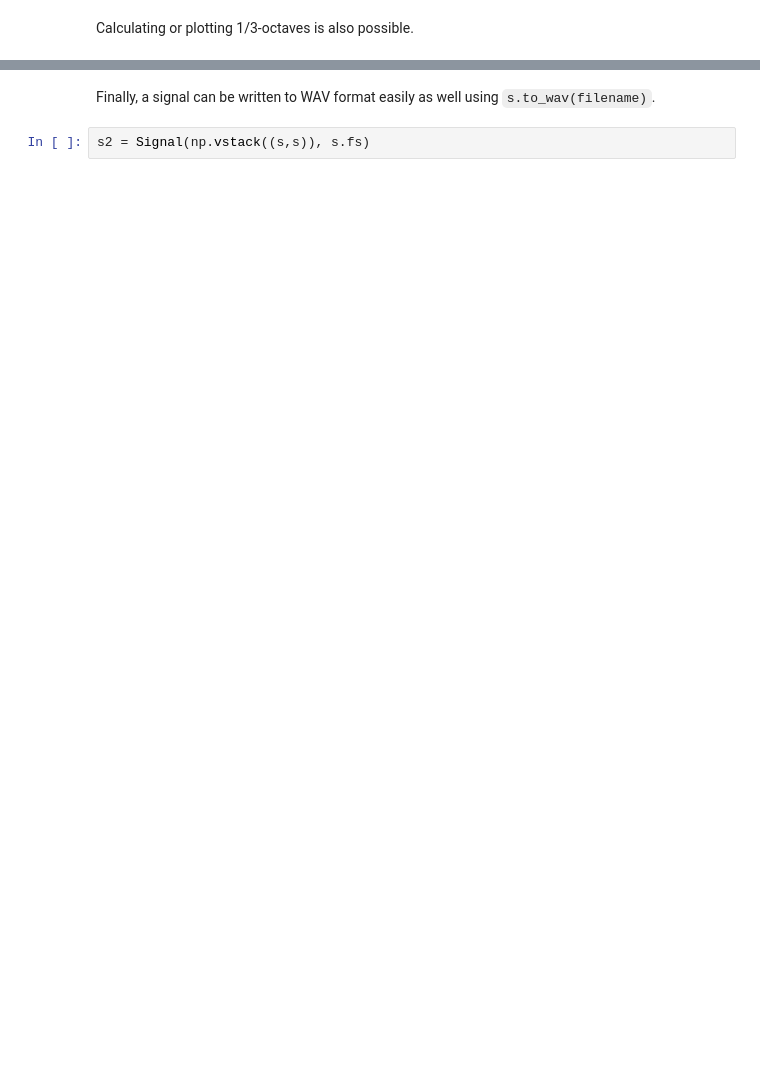
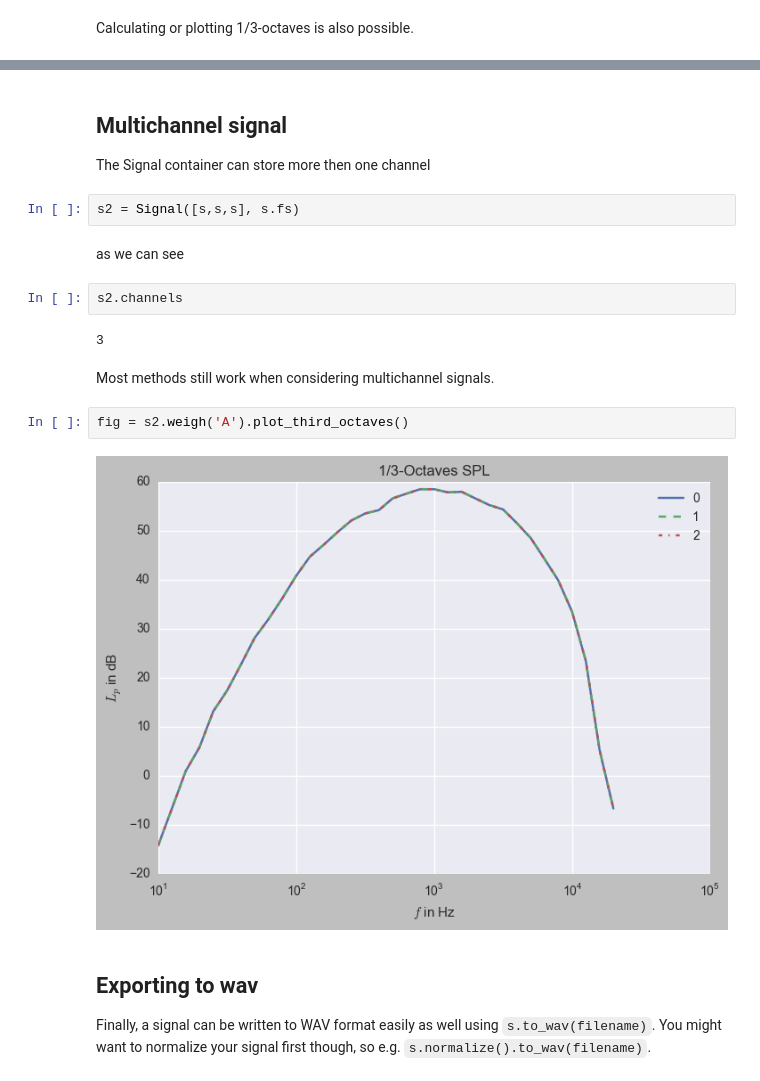
Before and after one commit to python-acoustics/python-acoustics, a Jupyter notebook: examples/signal_class.ipynb, the cells around one changed output, grey strips where cells are left out. Drawn from its saved outputs; the diff is of its cells as text; blank space fills up the shorter version.

Commit message:
ENH: Updated signal example

```diff
--- a/examples/signal_class.ipynb
+++ b/examples/signal_class.ipynb
@@ -84,4 +145,22 @@ fig = s.plot_third_octaves()
+# %% [markdown]
+## Multichannel signal
+
+The Signal container can store more then one channel
+# %%
+s2 = Signal([s,s,s], s.fs)
+# %% [markdown]
+as we can see
+# %%
+s2.channels
+# %% [output]
+3
+# %% [markdown]
+Most methods still work when considering multichannel signals.
+# %%
+fig = s2.weigh('A').plot_third_octaves()
+# %% [output]
+[figure, added]
 # %% [markdown]
-Finally, a signal can be written to WAV format easily as well using `s.to_wav(filename)`.
+## Exporting to wav
+
+Finally, a signal can be written to WAV format easily as well using `s.to_wav(filename)`. You might want to normalize your signal first though, so e.g. `s.normalize().to_wav(filename)`.
-# %%
-s2 = Signal(np.vstack((s,s)), s.fs)
```
Also changed, not shown: parts of 27 cells of this notebook.
